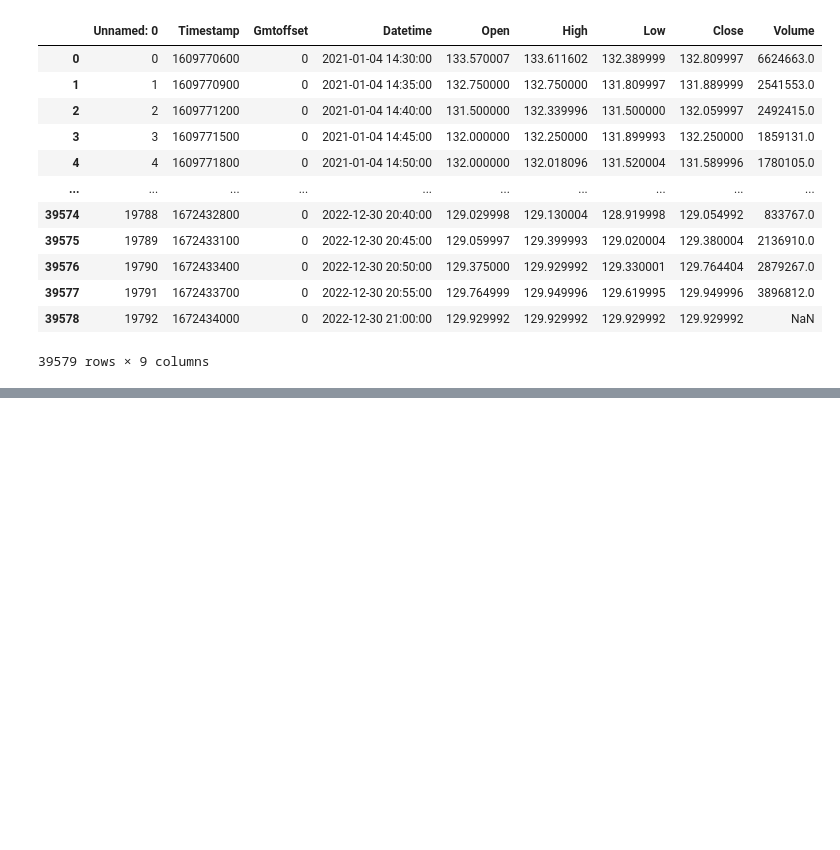
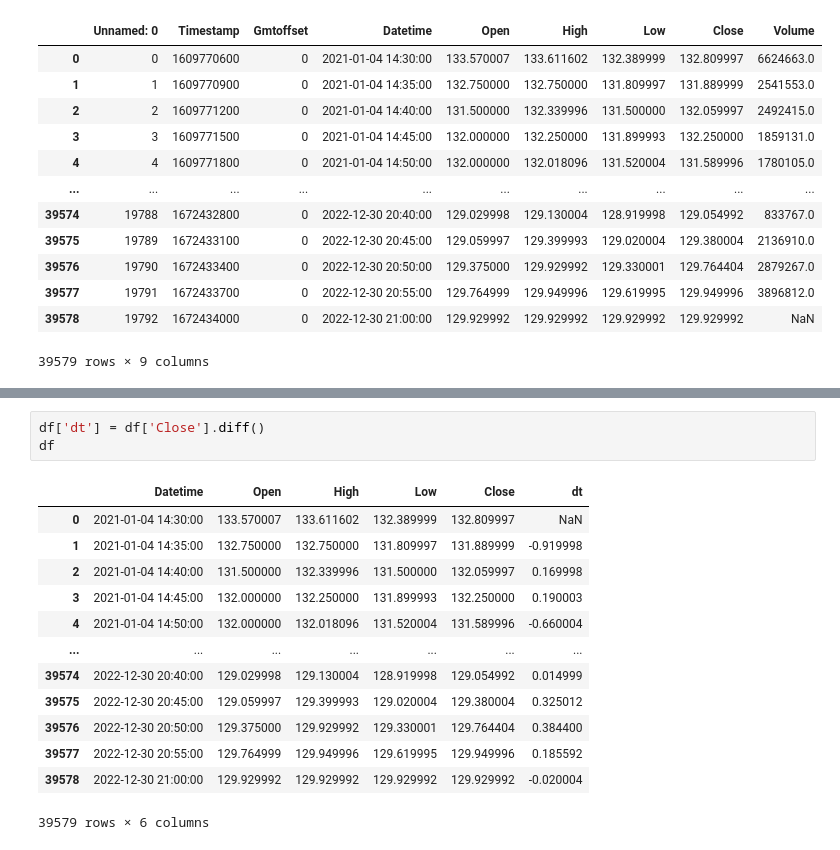
Before and after one commit to ivanna1030/trading, a Jupyter notebook: Effective Spread.ipynb, the cells around one changed output, grey strips where cells are left out. Saved outputs shown, nothing was run; the diff lists cells and outputs as text; blank space fills up the shorter version.

```diff
--- a/Effective Spread.ipynb
+++ b/Effective Spread.ipynb
@@ -26,0 +44,17 @@ df
+# %%
+df['dt'] = df['Close'].diff()
+df
+# %% [output]
+|  | Datetime | Open | High | Low | Close | dt |
+| 0 | 2021-01-04 14:30:00 | 133.570007 | 133.611602 | 132.389999 | 132.809997 | NaN |
+| 1 | 2021-01-04 14:35:00 | 132.750000 | 132.750000 | 131.809997 | 131.889999 | -0.919998 |
+| 2 | 2021-01-04 14:40:00 | 131.500000 | 132.339996 | 131.500000 | 132.059997 | 0.169998 |
+| 3 | 2021-01-04 14:45:00 | 132.000000 | 132.250000 | 131.899993 | 132.250000 | 0.190003 |
+| 4 | 2021-01-04 14:50:00 | 132.000000 | 132.018096 | 131.520004 | 131.589996 | -0.660004 |
+| ... | ... | ... | ... | ... | ... | ... |
+| 39574 | 2022-12-30 20:40:00 | 129.029998 | 129.130004 | 128.919998 | 129.054992 | 0.014999 |
+| 39575 | 2022-12-30 20:45:00 | 129.059997 | 129.399993 | 129.020004 | 129.380004 | 0.325012 |
+| 39576 | 2022-12-30 20:50:00 | 129.375000 | 129.929992 | 129.330001 | 129.764404 | 0.384400 |
+| 39577 | 2022-12-30 20:55:00 | 129.764999 | 129.949996 | 129.619995 | 129.949996 | 0.185592 |
+| 39578 | 2022-12-30 21:00:00 | 129.929992 | 129.929992 | 129.929992 | 129.929992 | -0.020004 |
+39579 rows × 6 columns
```
Also changed, not shown: parts of 10 cells of this notebook.
